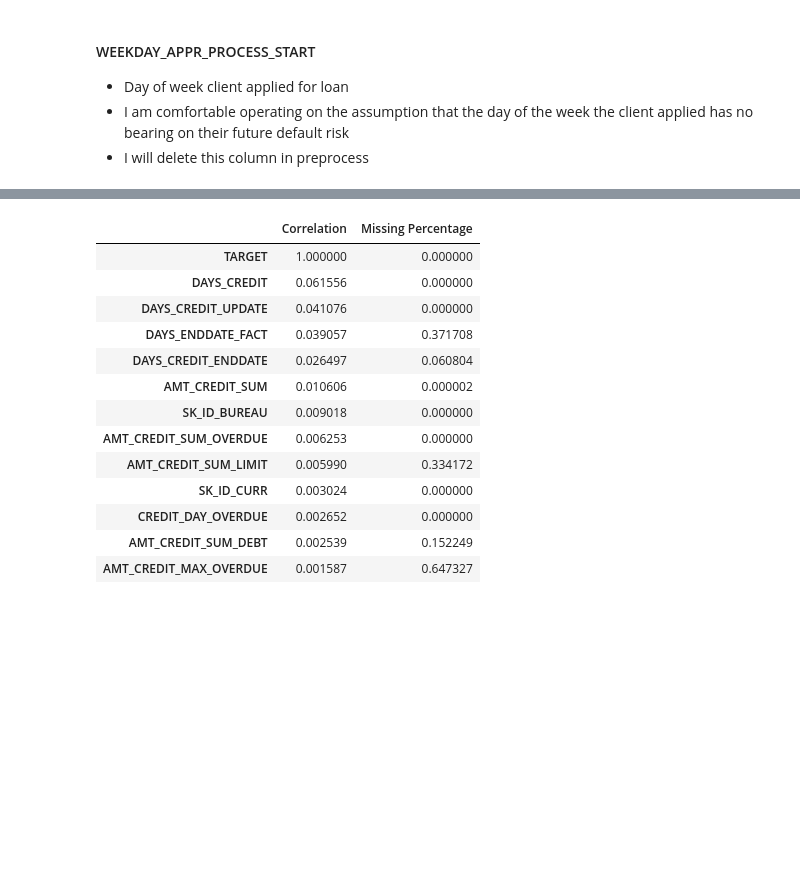
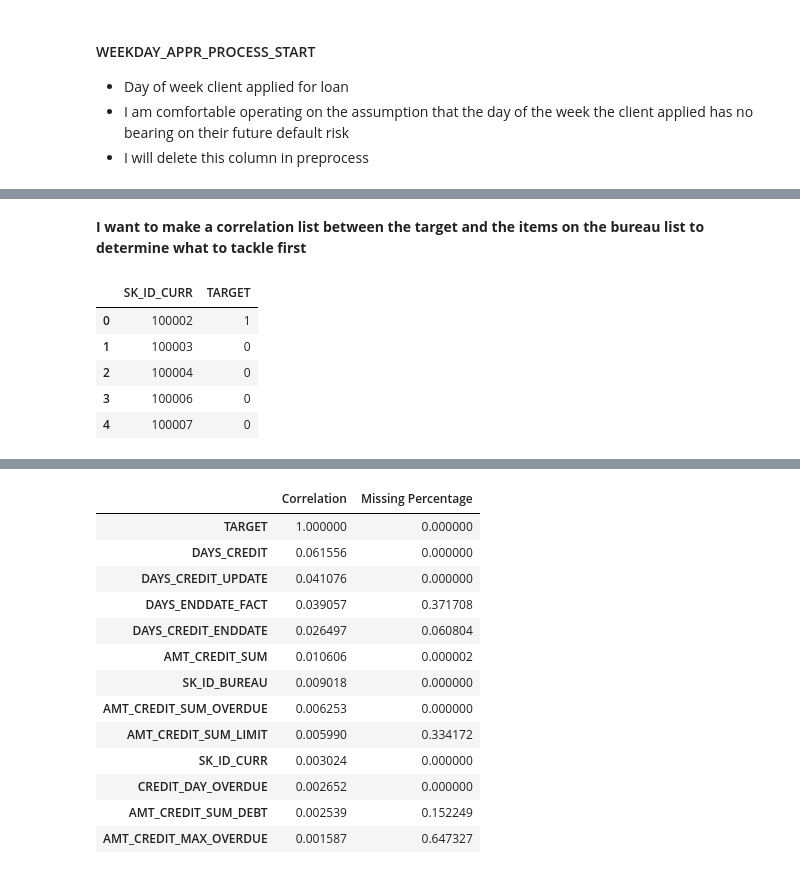
Before and after one commit to nicriv831/Default-Risk, a Jupyter notebook: EDA_Default_Risk.ipynb, the cells around one changed output, grey strips where cells are left out. Saved outputs shown, nothing was run; the diff lists cells and outputs as text; code cells hidden in the pictures; blank space fills up the shorter version.

```diff
--- a/EDA_Default_Risk.ipynb
+++ b/EDA_Default_Risk.ipynb
@@ -423,4 +360,0 @@ Name: EXT_SOURCE_2, dtype: float64
-# %%
-# I want to see above without scientific notation
-
-pd.set_option('display.float_format', '{:.6f}'.format)
@@ -551,0 +492,14 @@ np.int64(0)
+# %% [markdown]
+**I want to make a correlation list between the target and the items on the bureau list to determine what to tackle first**
+# %%
+# Split SKID and target off from train sheet to use for correlations
+
+SKID_target = train_app[['SK_ID_CURR', 'TARGET']]
+SKID_target.head()
+# %% [output]
+|  | SK_ID_CURR | TARGET |
+| 0 | 100002 | 1 |
+| 1 | 100003 | 0 |
+| 2 | 100004 | 0 |
+| 3 | 100006 | 0 |
+| 4 | 100007 | 0 |
```
Also changed, not shown: parts of 103 cells of this notebook, 1 other file.
